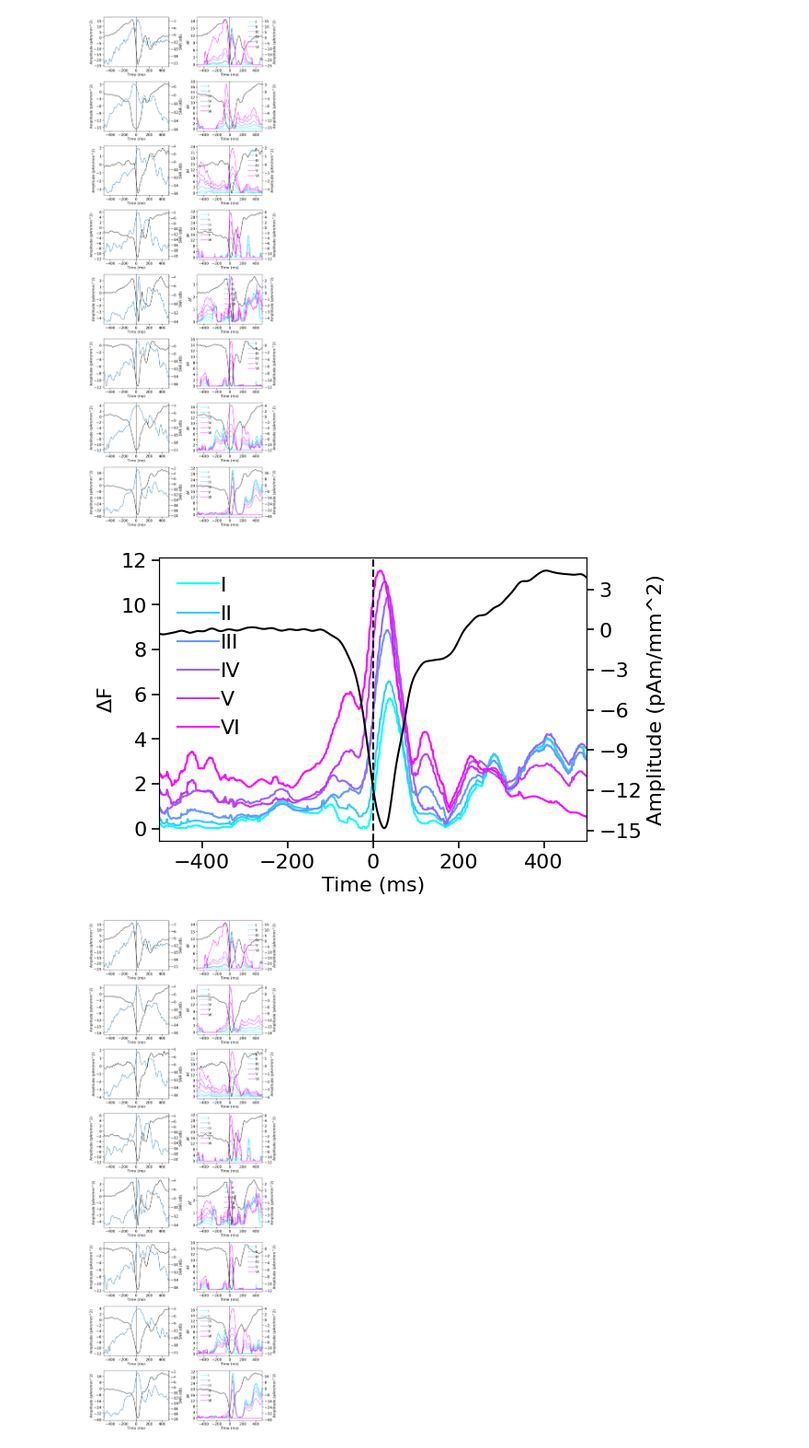
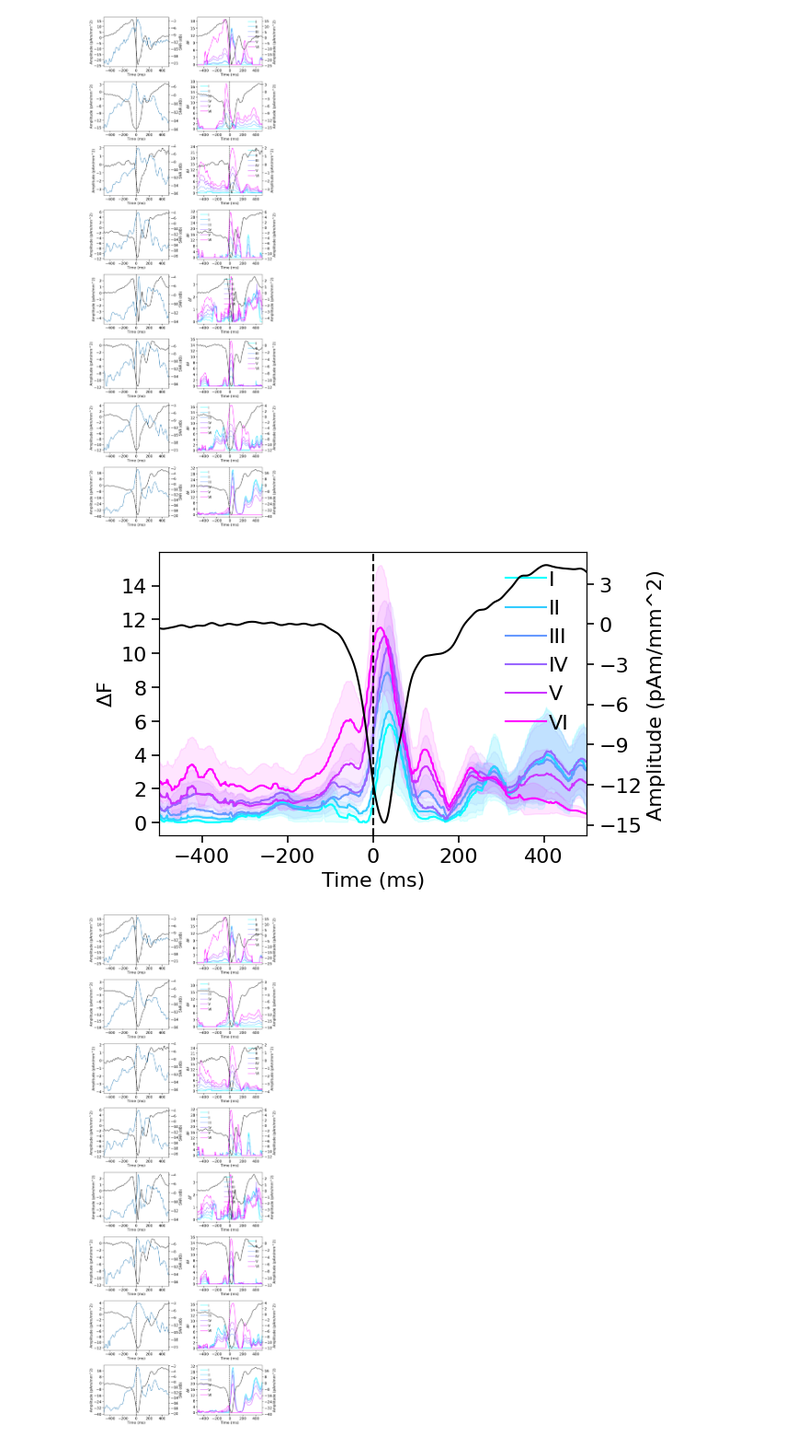
Before and after one commit to danclab/multilaminar_sim, a Jupyter notebook: figures/plot_figure_S7_visually_cued_mf.ipynb, the cells around one changed output. Shown at 92% size. Drawn from its saved outputs; the diff is of its cells as text; code cells hidden in the pictures.

Commit message:
Added SE to plots

```diff
--- a/figures/plot_figure_S7_visually_cued_mf.ipynb
+++ b/figures/plot_figure_S7_visually_cued_mf.ipynb
@@ -331,28 +331,30 @@ subjects_m_layer_F_diff = np.array(subjects_m_layer_F_diff)
 # %%
 m_prior_ts=np.mean(subjects_m_prior_ts,axis=0)
 m_layer_F_diff=np.nanmean(subjects_m_layer_F_diff,axis=0)
+se_layer_F_diff=np.nanstd(subjects_m_layer_F_diff,axis=0)/np.sqrt(subjects_m_layer_F_diff.shape[0])
 
 fig=plt.figure(figsize=(6,4))
 
 ax=plt.subplot(1,1,1)
 col_l = plt.cm.cool(np.linspace(0,1, num=6))
 l_labels=['I','II','III','IV','V','VI']
 for i in range(6):
     ax.plot(woi_win, m_layer_F_diff[i,:],label=l_labels[i],color=col_l[i])
+    ax.fill_between(woi_win, m_layer_F_diff[i,:]-se_layer_F_diff[i,:], m_layer_F_diff[i,:]+se_layer_F_diff[i,:], color=col_l[i], alpha=0.1)
 ax.axvline(x=0, color='k', linestyle='--')
 plt.legend()
 ax.set_xlabel('Time (ms)')
 ax.set_ylabel(r'$\Delta$F')
 ax.yaxis.set_major_locator(MaxNLocator(integer=True))
 ax2=ax.twinx()
 ax2.plot(ts_time,m_prior_ts,'k')
 ax2.set_ylabel('Amplitude (pAm/mm^2)')
 ax2.yaxis.set_major_locator(MaxNLocator(integer=True))
 ax.set_xlim(time_lims)
 
 plt.savefig('./figure_SX_cued_action_mf.pdf')
 # %% [output]
-[figure, old version]
+[figure, new version]
 # %%
 aligned_subjects_m_snrs = []
 aligned_subjects_m_prior_ts = []
```
Also changed, not shown: parts of 1 cell of this notebook, 8 other files.
